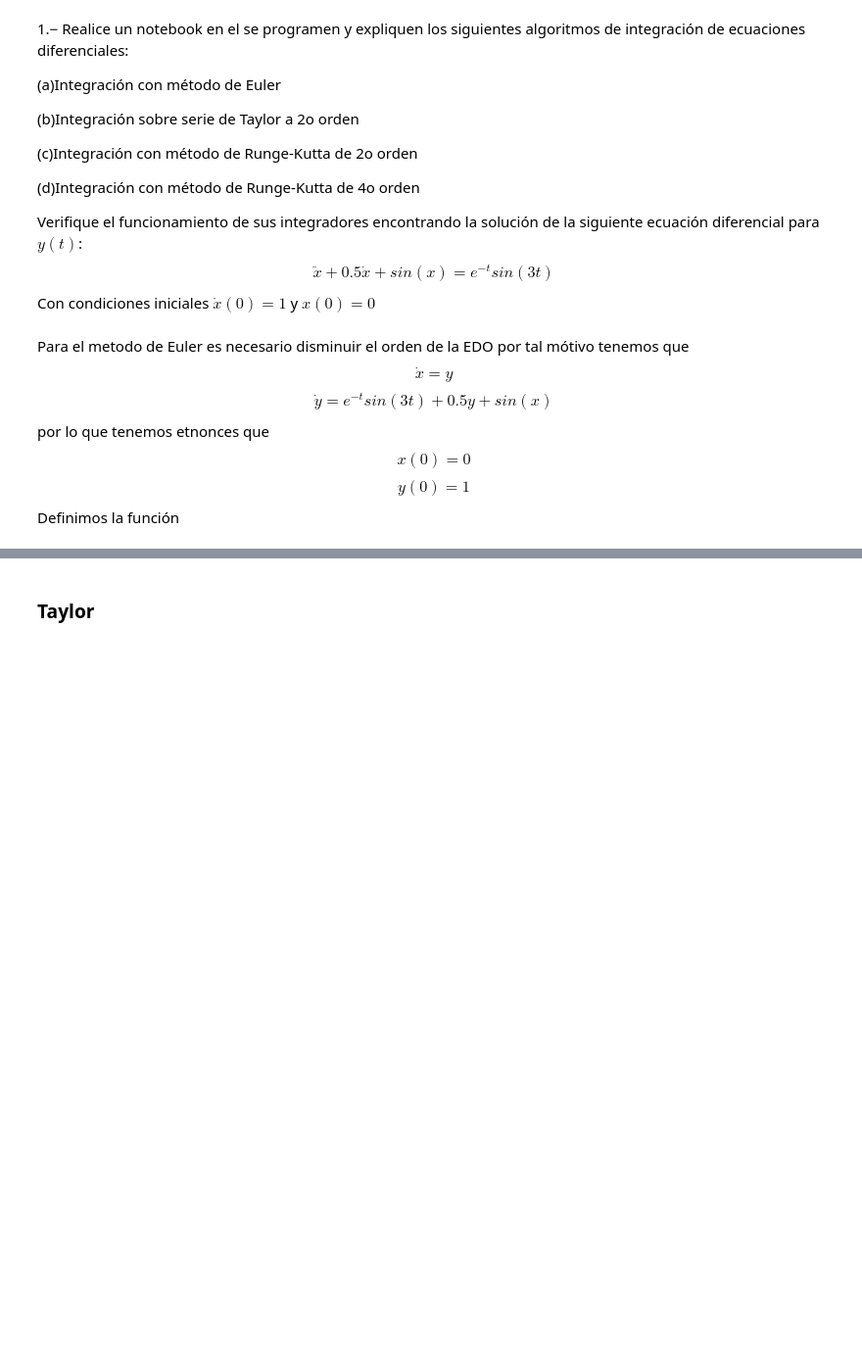
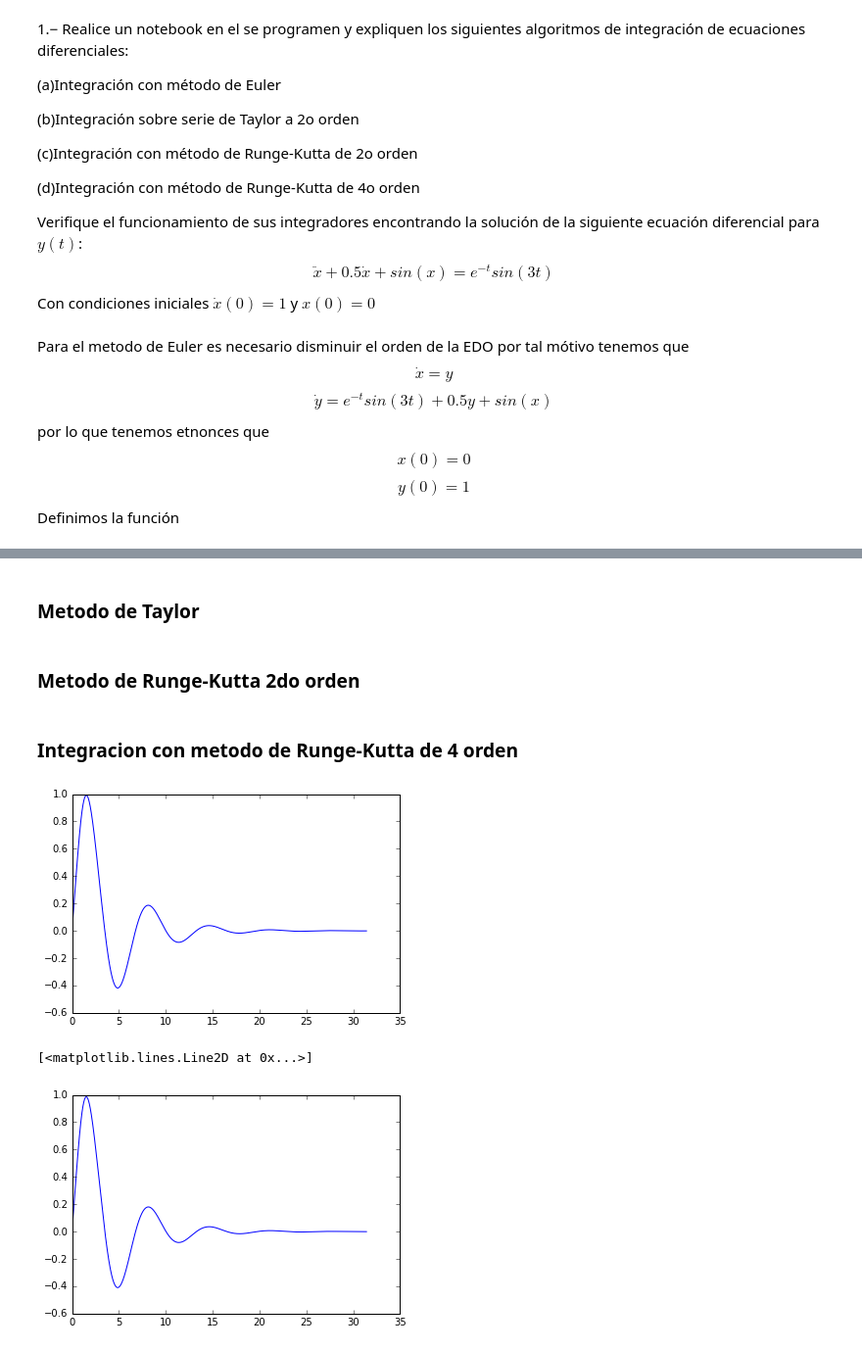
Before and after one commit to jatib/integradores, a Jupyter notebook: Tarea/Tarea 1.ipynb, the cells around one changed output, grey strips where cells are left out. Shown at 98% size. Cells and saved outputs as stored; diff of their text form; code cells hidden in the pictures; blank space fills up the shorter version.

```diff
--- a/Tarea/Tarea 1.ipynb
+++ b/Tarea/Tarea 1.ipynb
@@ -32,24 +32,29 @@ Definimos la función
 # %%
 #t_final limite de pasos, p_ini condición incial
-def euler(funcion,p_ini,x,h=0.01):
-    #
+def euler(funcion,p_ini,x,h=0.01,ommega=1):
     tiempos = arange(x[0],x[1] + h, h)
     y = zeros((len(tiempos),len(p_ini)))
     y[0,:] = p_ini
-    for i in range(len(tiempos)-1):
-        y[i+1] = y[i] + funcion(y[i],tiempos[i])*h
+    if ommega == 0:
+        for i in range(len(tiempos)-1):
+            y[i+1] = y[i] + funcion(y[i],tiempos[i])*h
+    else:
+        for i in range(len(tiempos)-1):
+            y[i+1] = y[i] + funcion(y[i],tiempos[i],ommega)*h
         #solucion = [tiempos,y]
     return tiempos,y
 # %% [markdown]
 
-### Taylor
+### Metodo de Taylor
 # %%
-def taylor2(funcion, d_funcion, p_ini, x, h=0.1):
+def taylor(funcion, dfuncion, p_ini, x, h=0.1):
     tiempos = arange(x[0], x[1]+h, h)
-    solucion = zeros((len(tiempos), len(punto_inicial)))
-    solucion[0,:] = punto_inicial
+    y = zeros((len(tiempos), len(p_ini)))
+    y[0,:] = p_ini
     for i in xrange(len(tiempos)-1):
-        f = ecuacion(solucion[i,:], tiempos[i])
-        df, jacobiano = d_ecuacion(solucion[i,:], tiempos[i])
-        solucion[i+1,:] = solucion[i,:]+h*f+(0.5*h*h*(df+dot(jacobiano, f)))
-    return tiempos, solucion
+        f = funcion(y[i,:], tiempos[i])
+        df, jacobiano = dfuncion(y[i,:], tiempos[i])
+        y[i+1,:] = y[i,:]+h*f+(0.5*h*h*(df+dot(jacobiano, f)))
+    return tiempos, y
+# %% [markdown]
+### Metodo de Runge-Kutta 2do orden
@@ -55,0 +71,19 @@ def taylor2(funcion, d_funcion, p_ini, x, h=0.1):
+# %% [markdown]
+### Integracion con metodo de Runge-Kutta de 4 orden
+# %%
+def funcion1(x, t):
+    y1 = x[1]
+    y2 = -0.5*x[1] - sin(x[0]) + exp(-t)*sin(3*t)
+    return array ([y1, y2])
+def dfuncion1(x,t):
+    return array ([0, (3*cos(3*t)-sin(3*t))*exp(-t)]), array([[0,1],[-cos(x[0]),-0.5]])
+
+tiempos_euler, solucion_euler = euler(funcion1, array([0.0, 1.0]), [0, 10*pi],0.01,0)
+tiempos_taylor, solucion_taylor = taylor(funcion1, dfuncion1, array([0.0, 1.0]), [0, 10*pi], 0.01)
+plot(tiempos_euler, solucion_euler[:,0], label="Euler")
+show()
+plot(tiempos_taylor, solucion_taylor[:,0], label="taylor")
+# %% [output]
+[figure, added]
+[<matplotlib.lines.Line2D at 0x...>]
+[figure, added]
```
Also changed, not shown: parts of 7 cells of this notebook.
